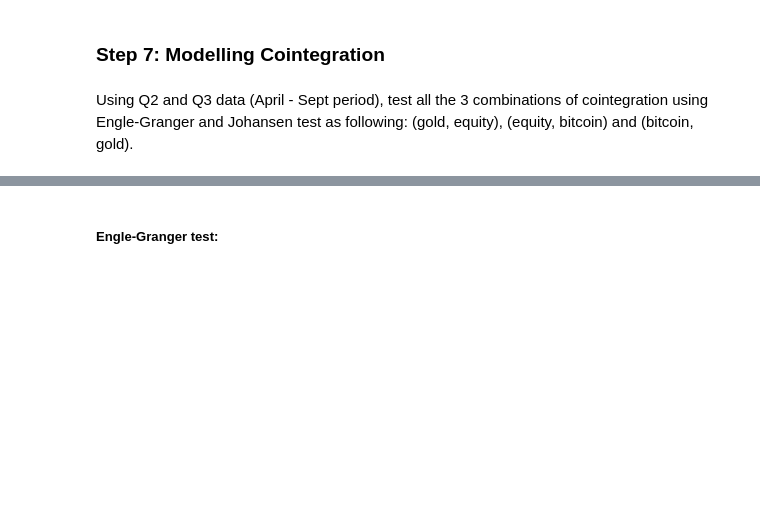
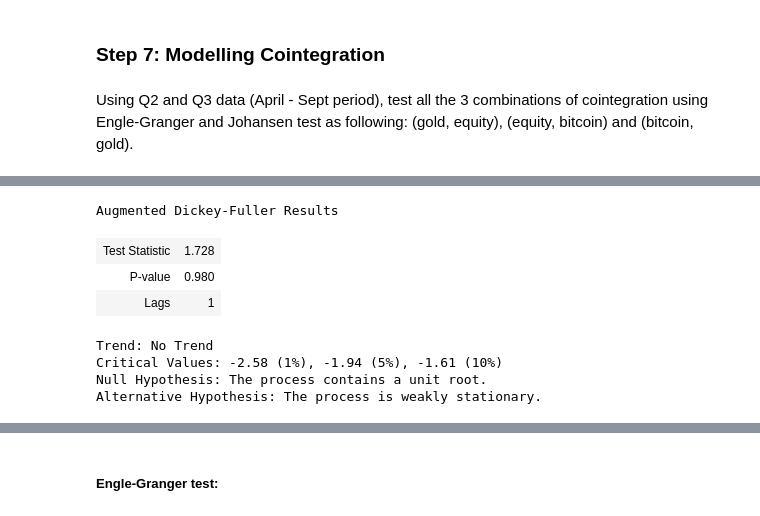
Before and after one commit to ngohienduong/WQU-Econ, a Jupyter notebook: W5.ipynb, the cells around one changed output, grey strips where cells are left out. Drawn from its saved outputs; the diff is of its cells as text; code cells hidden in the pictures; blank space fills up the shorter version.

```diff
--- a/W5.ipynb
+++ b/W5.ipynb
@@ -461,0 +508,11 @@ data_Q2_Q3
+# %%
+ADF(data_Q2_Q3['EEM'], trend = "n")
+# %% [output]
+Augmented Dickey-Fuller Results
+| Test Statistic | 1.728 |
+| P-value | 0.980 |
+| Lags | 1 |
+Trend: No Trend
+Critical Values: -2.58 (1%), -1.94 (5%), -1.61 (10%)
+Null Hypothesis: The process contains a unit root.
+Alternative Hypothesis: The process is weakly stationary.
```
Also changed, not shown: parts of 42 cells of this notebook.
